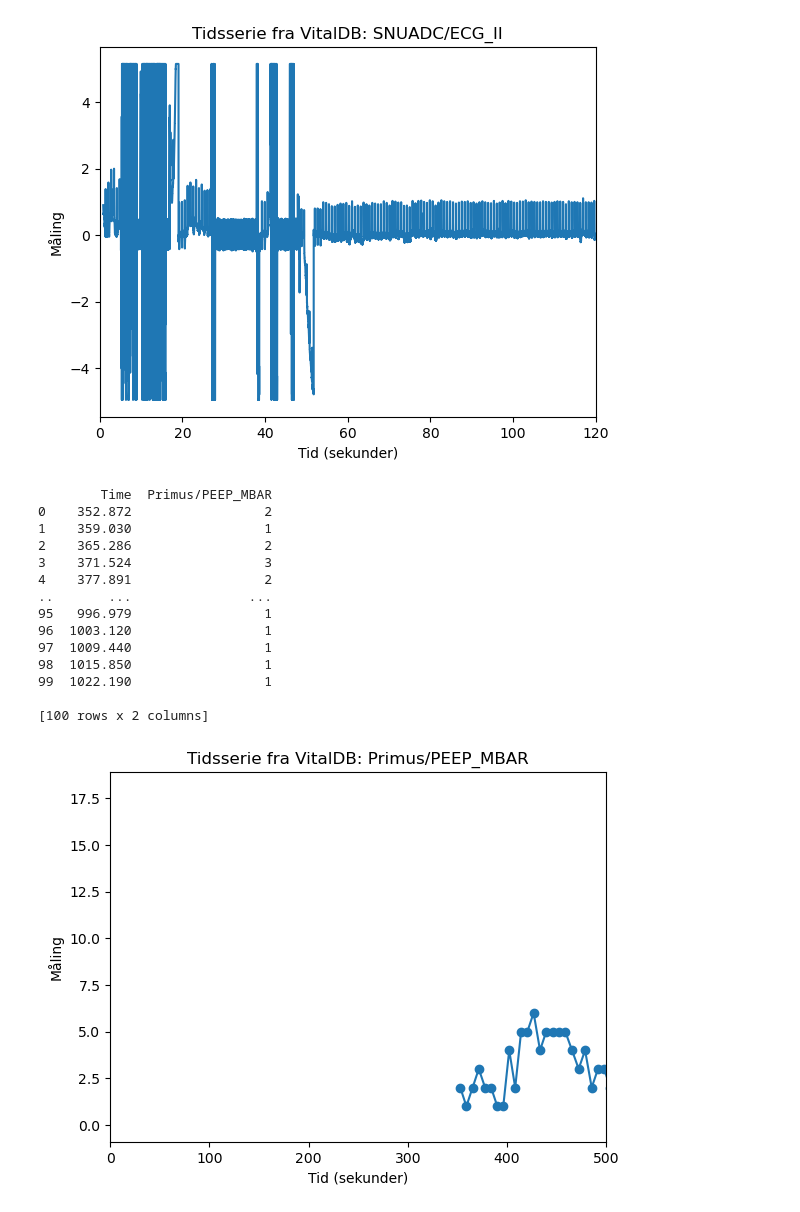
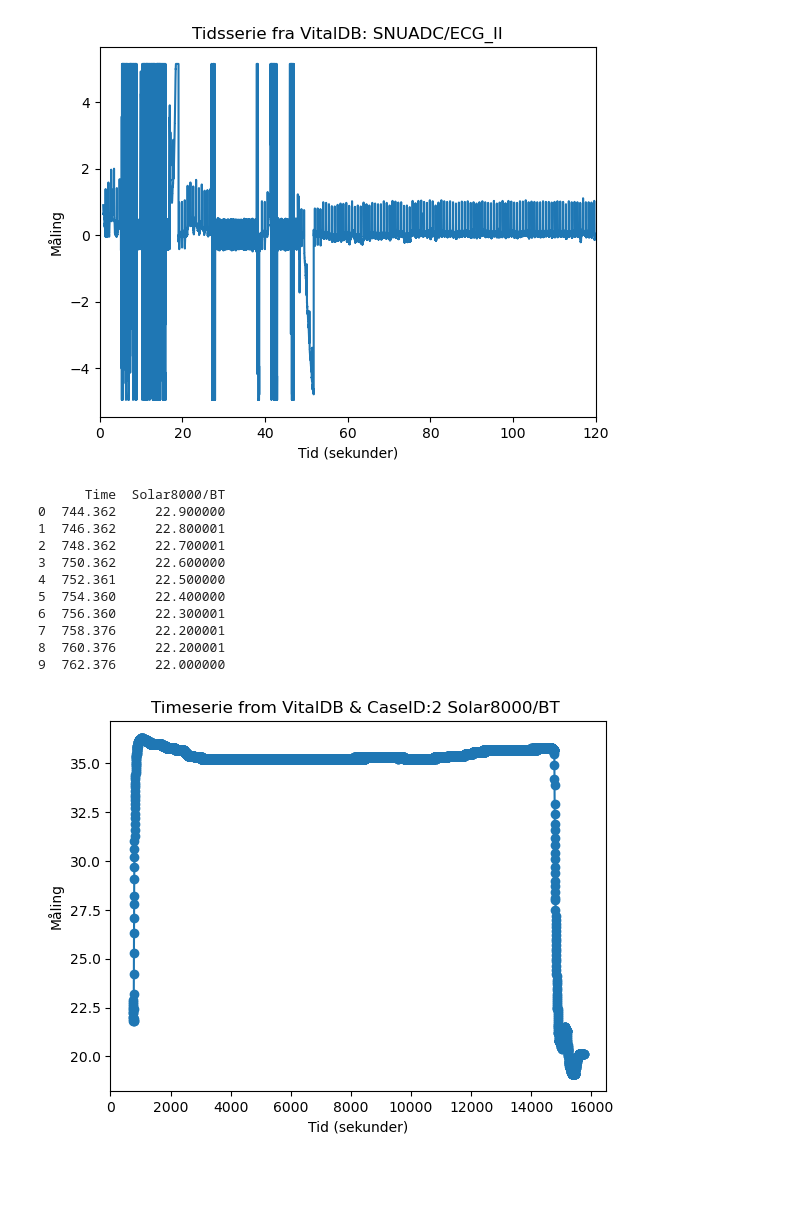
Before and after one commit to jennyskrytenjohnsen/P10, a Jupyter notebook: Preprocessing/myfirstnotebook.ipynb, the cells around one changed output. Drawn from its saved outputs; the diff is of its cells as text; code cells hidden in the pictures; blank space fills up the shorter version.

```diff
--- a/Preprocessing/myfirstnotebook.ipynb
+++ b/Preprocessing/myfirstnotebook.ipynb
@@ -280,37 +290,50 @@ plt.show()
 999    NaN       0.208140
 [figure]
 # %%
-#HVIS MAN VIL PLOTTE ET Numeric data track.
-
 import numpy as np
 import matplotlib.pyplot as plt
 
+#If you want to plot a data track
+
+             #Example: (1, 'Solar8000/ART_SBP')
+def caseid_and_variable(caseid, var_name):
+    if not isinstance(caseid, int) or not isinstance(var_name, str):
+        return "Unvalid input"
+
+    trackid_df = df_tracklist[(df_tracklist['caseid'] == caseid) & (df_tracklist['tname'] == var_name)]
+
+    row = trackid_df.iloc[0]  # Get the first row (if multiple exist)
+    if trackid_df.empty:
+        return f" No aviable data found for caseid {caseid} and variable '{var_name}'"
+
+    return row['caseid'], row['tname'], row['tid']
+
+caseid, tname, trackid = caseid_and_variable(2,'Solar8000/BT')
+
+
 #LOADER SIGNALET
-trackdata_url = "http://api.vitaldb.net/3be29dcf1674c9dc74a57d1b6fe32ca43f08313d"
+trackdata_url = f"http://api.vitaldb.net/{trackid}"
 response = requests.get(trackdata_url)
 trackdata = pd.read_csv(io.StringIO(response.text))
-print(trackdata[0:100])
+print(trackdata[0:10])
+
 
 
 plt.plot(trackdata["Time"], trackdata.iloc[:, 1], marker='o', linestyle='-') # Plotte Time vs. måling
 plt.xlabel("Tid (sekunder)")
-plt.xlim(0, 500)
 plt.ylabel("Måling")
-plt.title(f"Tidsserie fra VitalDB: {trackdata.columns[1]}")
+plt.title(f"Timeserie from VitalDB & CaseID:{caseid} {tname} ")
 plt.show()
 # %% [output]
-        Time  Primus/PEEP_MBAR
-0    352.872                 2
-1    359.030                 1
-2    365.286                 2
-3    371.524                 3
-4    377.891                 2
-..       ...               ...
-95   996.979                 1
-96  1003.120                 1
-97  1009.440                 1
-98  1015.850                 1
-99  1022.190                 1
-
-[100 rows x 2 columns]
+      Time  Solar8000/BT
+0  744.362     22.900000
+1  746.362     22.800001
+2  748.362     22.700001
+3  750.362     22.600000
+4  752.361     22.500000
+5  754.360     22.400000
+6  756.360     22.300001
+7  758.376     22.200001
+8  760.376     22.200001
+9  762.376     22.000000
-[figure, old version]
+[figure, new version]
```
Also changed, not shown: parts of 4 cells of this notebook.
